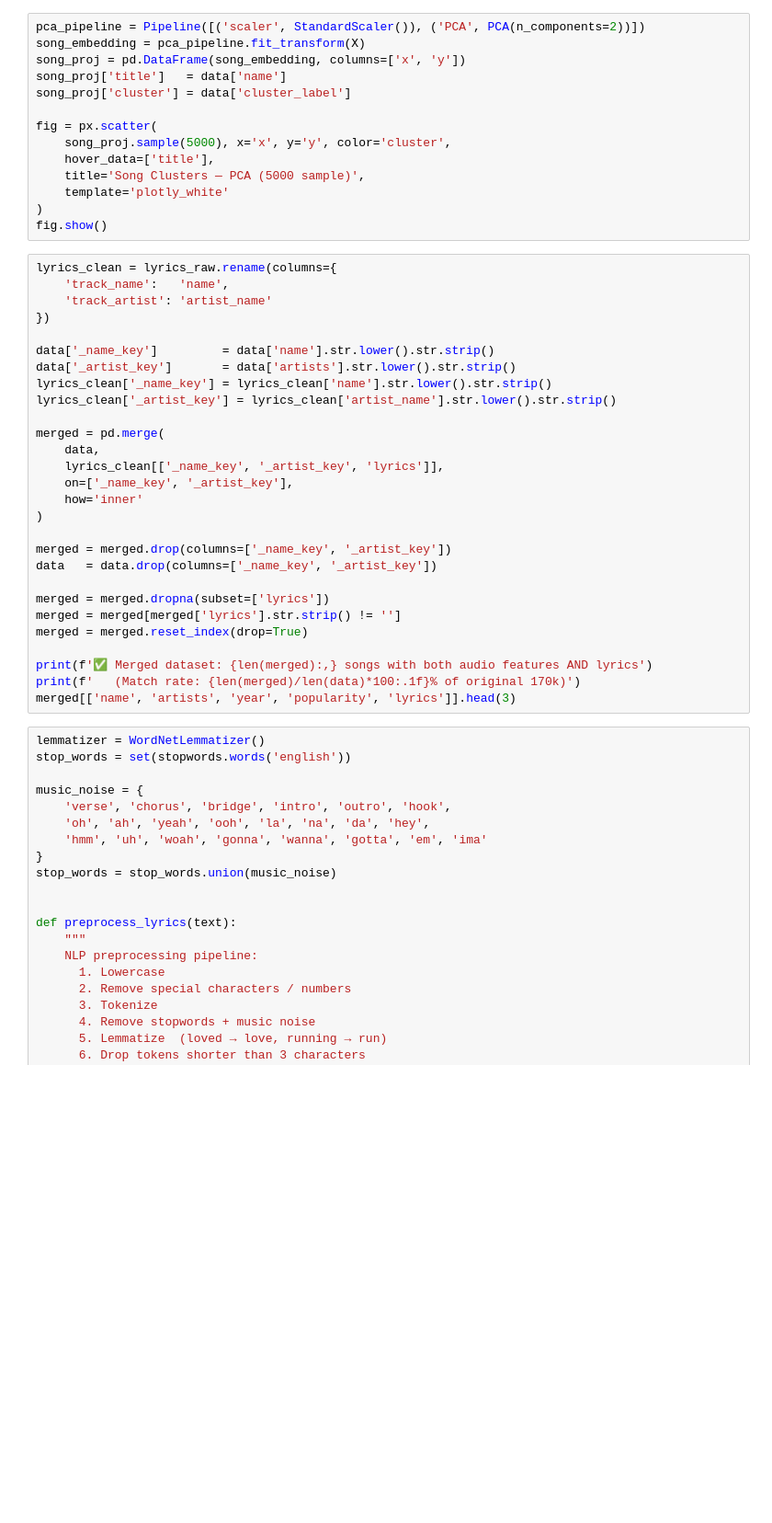
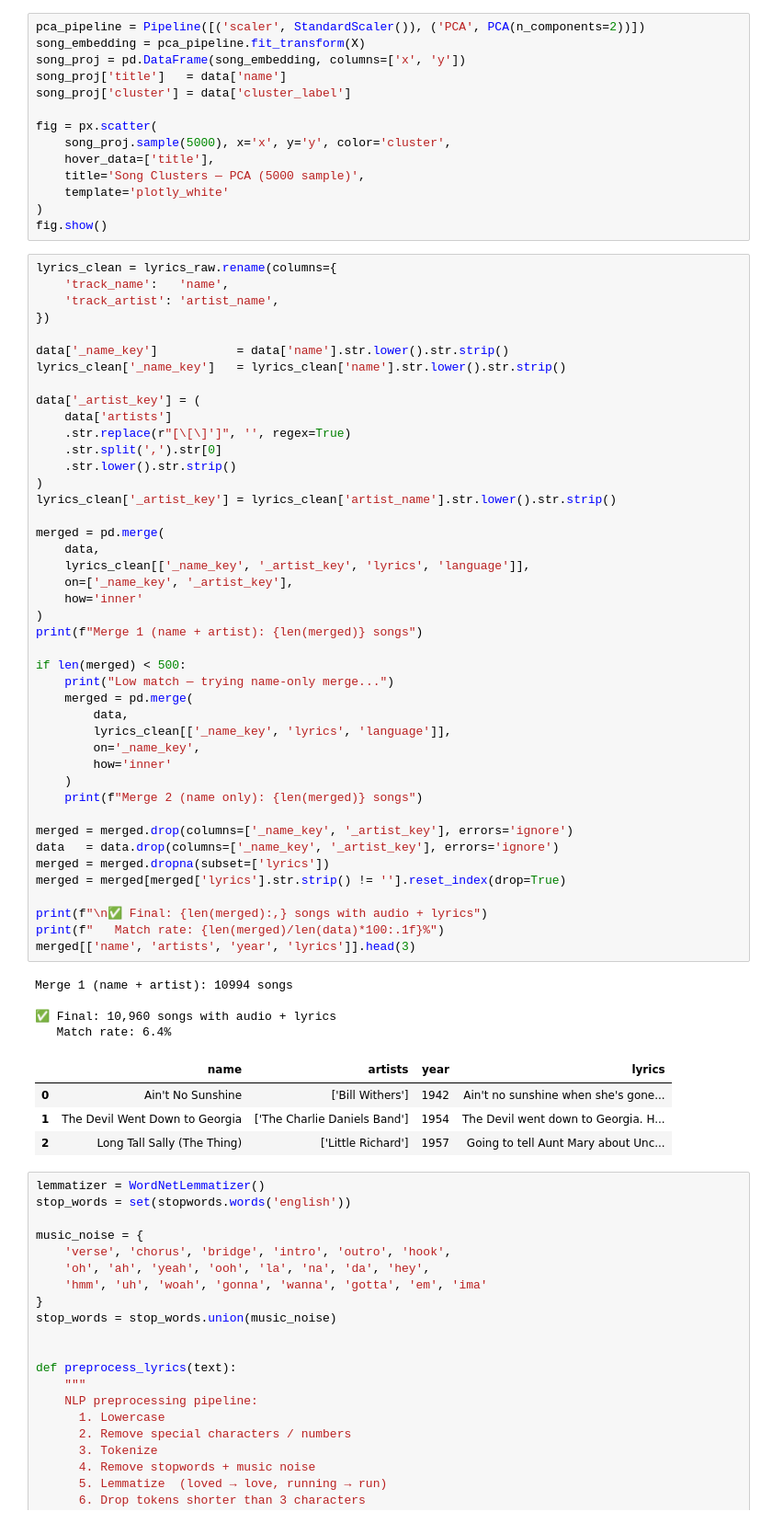
Before and after one commit to jais001-sushant/Lyric-Lens, a Jupyter notebook: main/LyricLens_Main.ipynb, the cells around one changed output. Shown at 92% size. Saved outputs shown, nothing was run; the diff lists cells and outputs as text; blank space fills up the shorter version.

```diff
--- a/main/LyricLens_Main.ipynb
+++ b/main/LyricLens_Main.ipynb
@@ -117,31 +137,55 @@ fig.show()
 # %%
 lyrics_clean = lyrics_raw.rename(columns={
     'track_name':   'name',
-    'track_artist': 'artist_name'
+    'track_artist': 'artist_name',
 })
 
-data['_name_key']         = data['name'].str.lower().str.strip()
-data['_artist_key']       = data['artists'].str.lower().str.strip()
-lyrics_clean['_name_key'] = lyrics_clean['name'].str.lower().str.strip()
+data['_name_key']           = data['name'].str.lower().str.strip()
+lyrics_clean['_name_key']   = lyrics_clean['name'].str.lower().str.strip()
+
+data['_artist_key'] = (
+    data['artists']
+    .str.replace(r"[\[\]']", '', regex=True)
+    .str.split(',').str[0]
+    .str.lower().str.strip()
+)
 lyrics_clean['_artist_key'] = lyrics_clean['artist_name'].str.lower().str.strip()
 
 merged = pd.merge(
     data,
-    lyrics_clean[['_name_key', '_artist_key', 'lyrics']],
+    lyrics_clean[['_name_key', '_artist_key', 'lyrics', 'language']],
     on=['_name_key', '_artist_key'],
     how='inner'
 )
+print(f"Merge 1 (name + artist): {len(merged)} songs")
 
-merged = merged.drop(columns=['_name_key', '_artist_key'])
-data   = data.drop(columns=['_name_key', '_artist_key'])
+if len(merged) < 500:
+    print("Low match — trying name-only merge...")
+    merged = pd.merge(
+        data,
+        lyrics_clean[['_name_key', 'lyrics', 'language']],
+        on='_name_key',
+        how='inner'
+    )
+    print(f"Merge 2 (name only): {len(merged)} songs")
 
+merged = merged.drop(columns=['_name_key', '_artist_key'], errors='ignore')
+data   = data.drop(columns=['_name_key', '_artist_key'], errors='ignore')
 merged = merged.dropna(subset=['lyrics'])
-merged = merged[merged['lyrics'].str.strip() != '']
-merged = merged.reset_index(drop=True)
+merged = merged[merged['lyrics'].str.strip() != ''].reset_index(drop=True)
 
-print(f'✅ Merged dataset: {len(merged):,} songs with both audio features AND lyrics')
-print(f'   (Match rate: {len(merged)/len(data)*100:.1f}% of original 170k)')
-merged[['name', 'artists', 'year', 'popularity', 'lyrics']].head(3)
+print(f"\n✅ Final: {len(merged):,} songs with audio + lyrics")
+print(f"   Match rate: {len(merged)/len(data)*100:.1f}%")
+merged[['name', 'artists', 'year', 'lyrics']].head(3)
+# %% [output]
+Merge 1 (name + artist): 10994 songs
+
+✅ Final: 10,960 songs with audio + lyrics
+   Match rate: 6.4%
+|  | name | artists | year | lyrics |
+| 0 | Ain't No Sunshine | ['Bill Withers'] | 1942 | Ain't no sunshine when she's gone... |
+| 1 | The Devil Went Down to Georgia | ['The Charlie Daniels Band'] | 1954 | The Devil went down to Georgia. H... |
+| 2 | Long Tall Sally (The Thing) | ['Little Richard'] | 1957 | Going to tell Aunt Mary about Unc... |
 # %%
 lemmatizer = WordNetLemmatizer()
 stop_words = set(stopwords.words('english'))
```
Also changed, not shown: parts of 5 cells of this notebook.
